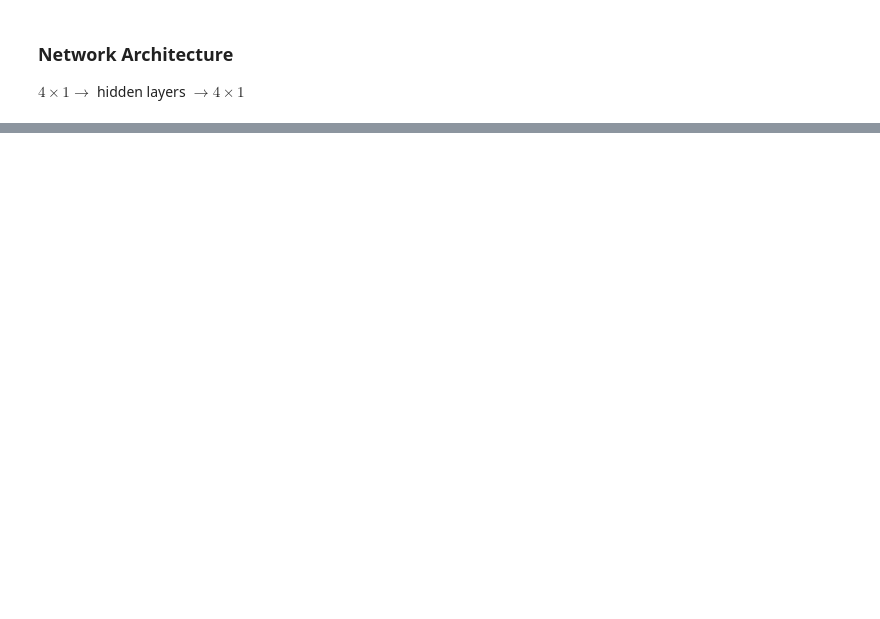
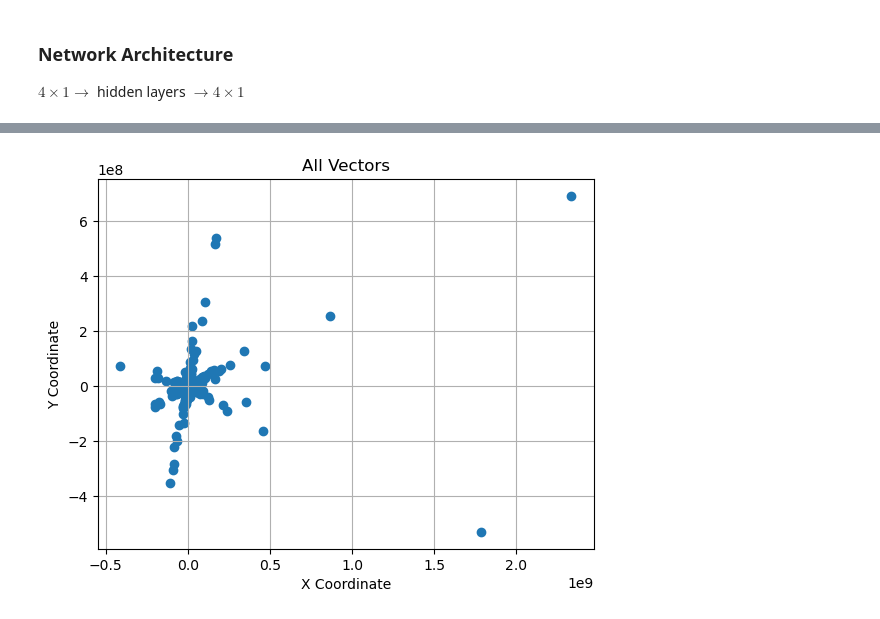
Before and after one commit to MXM-MachineLearning/MXM_AI_Ellenberg, a Jupyter notebook: SL2_Z/Q_learning/deep_Q_learning.ipynb, the cells around one changed output, grey strips where cells are left out. Saved outputs shown, nothing was run; the diff lists cells and outputs as text; code cells hidden in the pictures; blank space fills up the shorter version.

Commit message:
Visualized test and train data sets

```diff
--- a/SL2_Z/Q_learning/deep_Q_learning.ipynb
+++ b/SL2_Z/Q_learning/deep_Q_learning.ipynb
@@ -12,9 +11,9 @@ import pandas as pd
 from matplotlib import pyplot as plt
 # %%
 base_dir = '../Data_Generation/Data_files/labeled_points/'
-base_fp = base_dir + 'sl2_Z_2s_train.csv'
-test_fp = base_dir + 'subset_test_rows_SL2Z_Q_learn.csv'
-train_fp = base_dir + 'subset_train_rows_SL2Z_Q_learn.csv'
+base_fp = base_dir + '../points/sl2_Z_3s.csv'
+test_fp = base_dir + 'sl2_Z_3s_test.csv'
+train_fp = base_dir + 'sl2_Z_3s_train.csv'
 # %% [markdown]
 ### Network Architecture
 $4\times1\to$ hidden layers $\to 4\times 1$
@@ -135,0 +114,79 @@ print(df)
+# %%
+# Load data
+df = pd.read_csv(base_fp)
+train_df = pd.read_csv(train_fp)
+test_df = pd.read_csv(test_fp)
+# %%
+# All matrices
+matrices_all = torch.tensor(df.values, dtype=torch.float64).reshape(100000, 2, 2)
+
+# Training matrices and labels
+train_data = torch.tensor(train_df.values, dtype=torch.float64)
+labels_train = train_data[:,-1]
+matrices_train = train_data[:,0:-2].reshape(train_data.shape[0], 2, 2)
+
+# Testing matrices and labels
+test_data = torch.tensor(test_df.values, dtype=torch.float64)
+labels_test = test_data[:,-1]
+matrices_test = test_data[:,0:-2].reshape(test_data.shape[0], 2, 2)
+
+# Visualization vectors
+basis_vec = torch.tensor([[1, 0]], dtype=torch.float64)
+vecs_all = matrices_all.matmul(basis_vec.T)
+vecs_train = matrices_train.matmul(basis_vec.T)
+vecs_test = matrices_test.matmul(basis_vec.T)
+x_train = vecs_train[:, 0]
+x_test = vecs_test[:, 0]
+y_train = vecs_train[:, 1]
+y_test = vecs_test[:, 1]
+
+# Training data masks to zoom plot
+train_mask1 = x_train < 500
+train_mask2 = x_train > -500
+train_mask3 = y_train < 500
+train_mask4 = y_train > -500
+train_mask = train_mask1 & train_mask2 & train_mask3 & train_mask4
+
+# Testing data mask to zoom plot
+test_mask1 = x_test < 500
+test_mask2 = x_test > -500
+test_mask3 = y_test < 500
+test_mask4 = y_test > -500
+test_mask = test_mask1 & test_mask2 & test_mask3 & test_mask4
+
+plt.scatter(vecs_all[:, 0], vecs_all[:, 1])
+plt.xlabel('X Coordinate')
+plt.ylabel('Y Coordinate')
+plt.title('All Vectors')
+plt.grid(True)
+plt.show()
+
+plt.scatter(x_train, y_train, c=labels_train)
+plt.xlabel('X Coordinate')
+plt.ylabel('Y Coordinate')
+plt.title('Training Vectors (All)')
+plt.grid(True)
+plt.show()
+
+plt.scatter(x_train[train_mask], y_train[train_mask], c=labels_train[train_mask.flatten()])
+plt.xlabel('X Coordinate')
+plt.ylabel('Y Coordinate')
+plt.title('Training Vectors (Zoomed)')
+plt.grid(True)
+plt.show()
+
+plt.scatter(x_test, y_test, c=labels_test)
+plt.xlabel('X Coordinate')
+plt.ylabel('Y Coordinate')
+plt.title('Test Vectors (All)')
+plt.grid(True)
+plt.show()
+
+plt.scatter(x_test[test_mask], y_test[test_mask], c=labels_test[test_mask.flatten()])
+plt.xlabel('X Coordinate')
+plt.ylabel('Y Coordinate')
+plt.title('Test Vectors (Zoomed)')
+plt.grid(True)
+plt.show()
+# %% [output]
+[figure, added]
```
Also changed, not shown: parts of 4 cells of this notebook.
